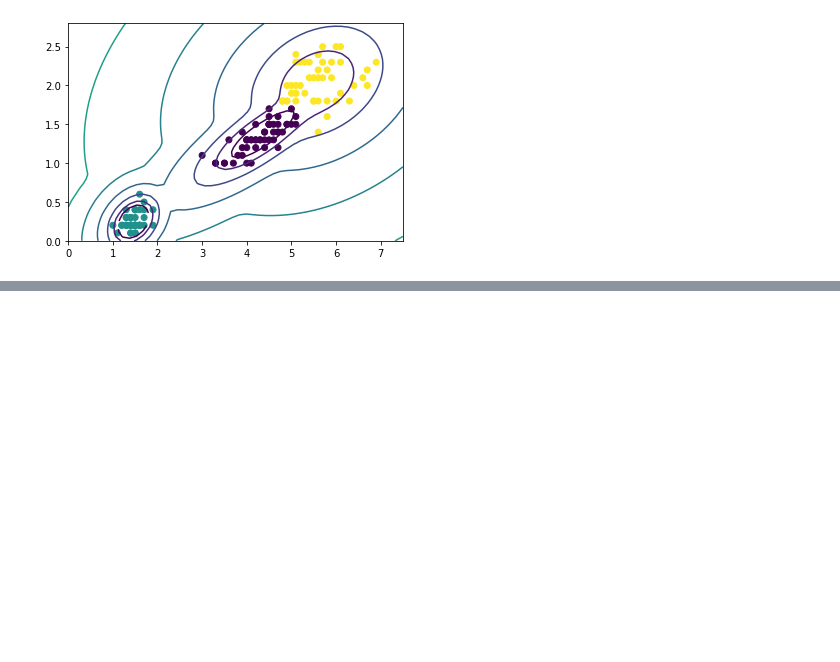
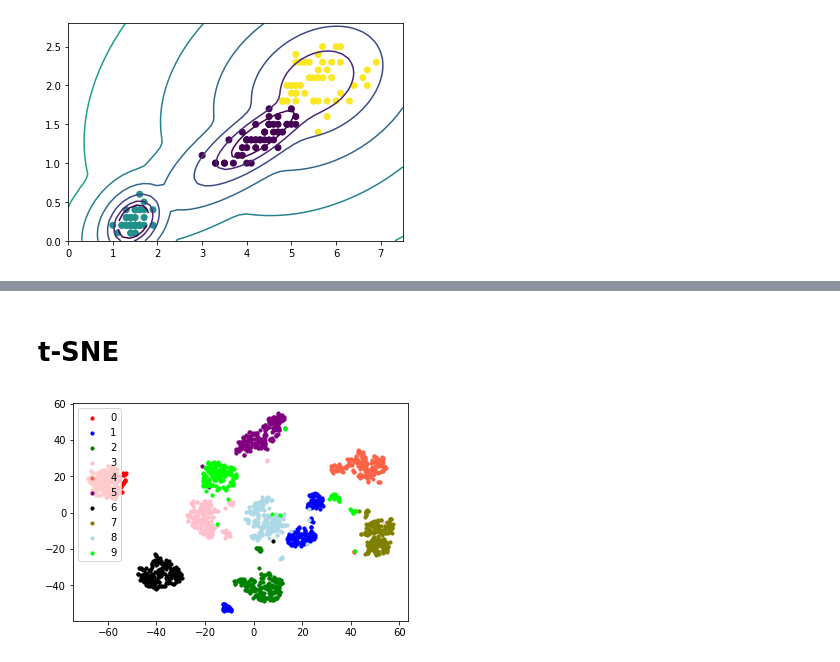
Before and after one commit to yuji-matsunami/machine_learning, a Jupyter notebook: 機械学習勉強会.ipynb, the cells around one changed output, grey strips where cells are left out. Cells and saved outputs as stored; diff of their text form; code cells hidden in the pictures; blank space fills up the shorter version.

```diff
--- a/機械学習勉強会.ipynb
+++ b/機械学習勉強会.ipynb
@@ -686,0 +716,31 @@ plt.scatter(data.data[:,2], data.data[:,3], c=model.predict(data.data[:,2:4]))
+# %% [markdown]
+# t-SNE
+# %%
+from sklearn.manifold import TSNE
+from sklearn.datasets import load_digits
+import matplotlib.pyplot as plt
+
+data = load_digits()
+n_components = 2 # 削減後の次元数
+
+model = TSNE(n_components=n_components)
+tsne_data = model.fit_transform(data.data)
+color_name = ['red', 'blue', 'green', 'pink', 'tomato', 'purple', 'black', 'olive', 'lightblue', 'lime'] # 可視化用の色の設定
+colors = []
+fig = plt.figure()
+ax = fig.add_subplot(111)
+target_idx =[[] for i in range(10)]
+for i in range(len(data.target)):
+    target_idx[data.target[i]].append(i)
+for i in range(10):
+    idx_cnt = 0
+    for j in target_idx[i]:
+        if idx_cnt < len(target_idx[i])-1:
+            ax.scatter(tsne_data[j,0], tsne_data[j,1], s=10, c=color_name[data.target[j]])
+        else:
+            ax.scatter(tsne_data[j,0], tsne_data[j,1], s=10, c=color_name[data.target[j]], label=str(data.target[j]))
+        idx_cnt += 1
+ax.legend(loc='upper left')
+fig.show()
+# %% [output]
+[figure, added]
```
Also changed, not shown: parts of 3 cells of this notebook.
